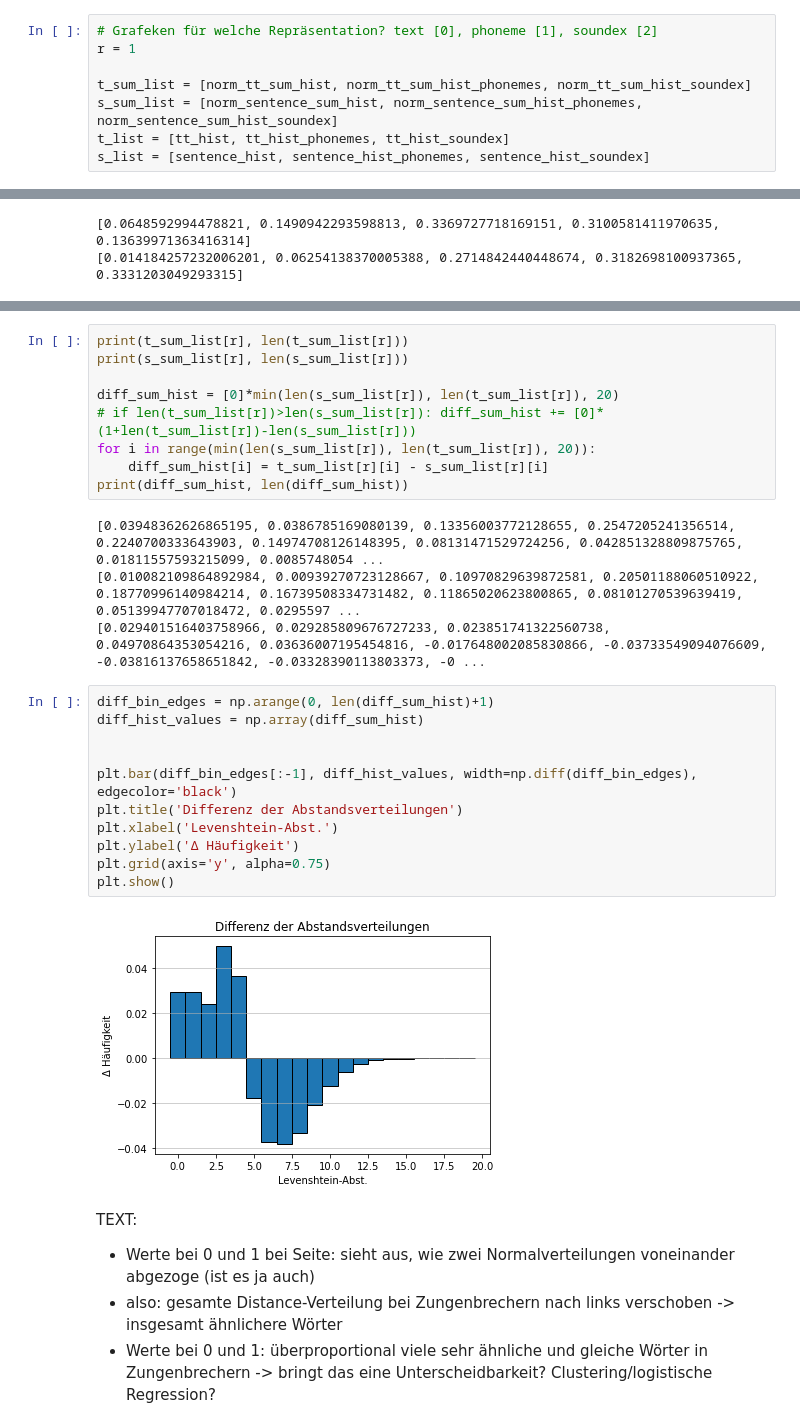
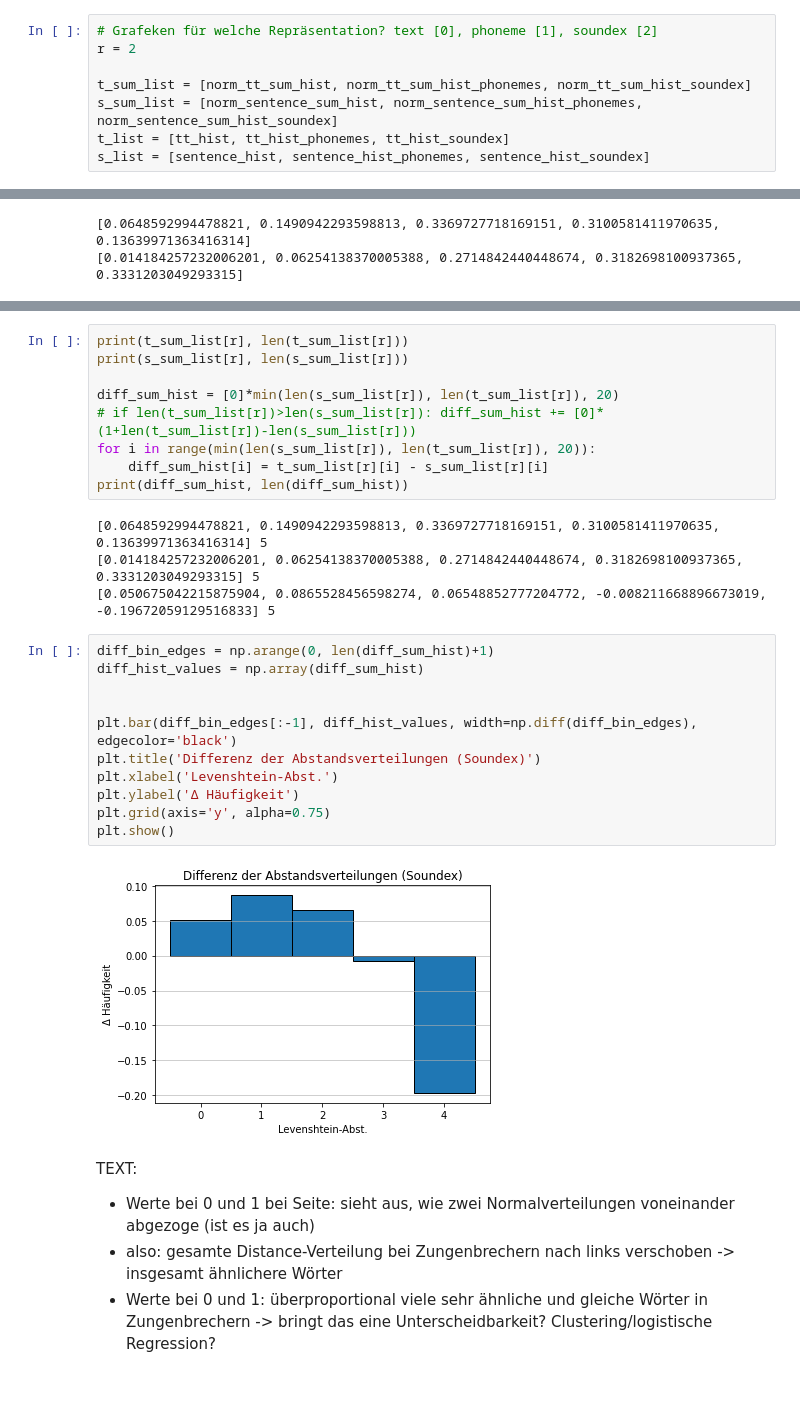
Before and after one commit to albertokoeselmunoz/tongue_twisters, a Jupyter notebook: distances.ipynb, the cells around one changed output, grey strips where cells are left out. Drawn from its saved outputs; the diff is of its cells as text; blank space fills up the shorter version.

```diff
--- a/distances.ipynb
+++ b/distances.ipynb
@@ -377,7 +393,7 @@ print(norm_sentence_sum_hist)
 ##### Durchschnitt über gesamte Datensätze
 # %%
 # Grafeken für welche Repräsentation? text [0], phoneme [1], soundex [2]
-r = 1
+r = 2
 
 t_sum_list = [norm_tt_sum_hist, norm_tt_sum_hist_phonemes, norm_tt_sum_hist_soundex]
 s_sum_list = [norm_sentence_sum_hist, norm_sentence_sum_hist_phonemes, norm_sentence_sum_hist_soundex]
@@ -430,22 +446,22 @@ for i in range(min(len(s_sum_list[r]), len(t_sum_list[r]), 20)):
     diff_sum_hist[i] = t_sum_list[r][i] - s_sum_list[r][i]
 print(diff_sum_hist, len(diff_sum_hist))
 # %% [output]
-[0.03948362626865195, 0.0386785169080139, 0.13356003772128655, 0.2547205241356514, 0.2240700333643903, 0.14974708126148395, 0.08131471529724256, 0.042851328809875765, 0.01811557593215099, 0.0085748054 ...
-[0.010082109864892984, 0.00939270723128667, 0.10970829639872581, 0.20501188060510922, 0.18770996140984214, 0.16739508334731482, 0.11865020623800865, 0.08101270539639419, 0.05139947707018472, 0.0295597 ...
-[0.029401516403758966, 0.029285809676727233, 0.023851741322560738, 0.04970864353054216, 0.03636007195454816, -0.017648002085830866, -0.03733549094076609, -0.03816137658651842, -0.03328390113803373, -0 ...
+[0.0648592994478821, 0.1490942293598813, 0.3369727718169151, 0.3100581411970635, 0.13639971363416314] 5
+[0.014184257232006201, 0.06254138370005388, 0.2714842440448674, 0.3182698100937365, 0.3331203049293315] 5
+[0.050675042215875904, 0.0865528456598274, 0.06548852777204772, -0.008211668896673019, -0.19672059129516833] 5
 # %%
 diff_bin_edges = np.arange(0, len(diff_sum_hist)+1)
 diff_hist_values = np.array(diff_sum_hist)
 
 
 plt.bar(diff_bin_edges[:-1], diff_hist_values, width=np.diff(diff_bin_edges), edgecolor='black')
-plt.title('Differenz der Abstandsverteilungen')
+plt.title('Differenz der Abstandsverteilungen (Soundex)')
 plt.xlabel('Levenshtein-Abst.')
 plt.ylabel('Δ Häufigkeit')
 plt.grid(axis='y', alpha=0.75)
 plt.show()
 # %% [output]
-[figure, old version]
+[figure, new version]
 # %% [markdown]
 TEXT:
 - Werte bei 0 und 1 bei Seite: sieht aus, wie zwei Normalverteilungen voneinander abgezoge (ist es ja auch)
```
Also changed, not shown: parts of 6 cells of this notebook.
